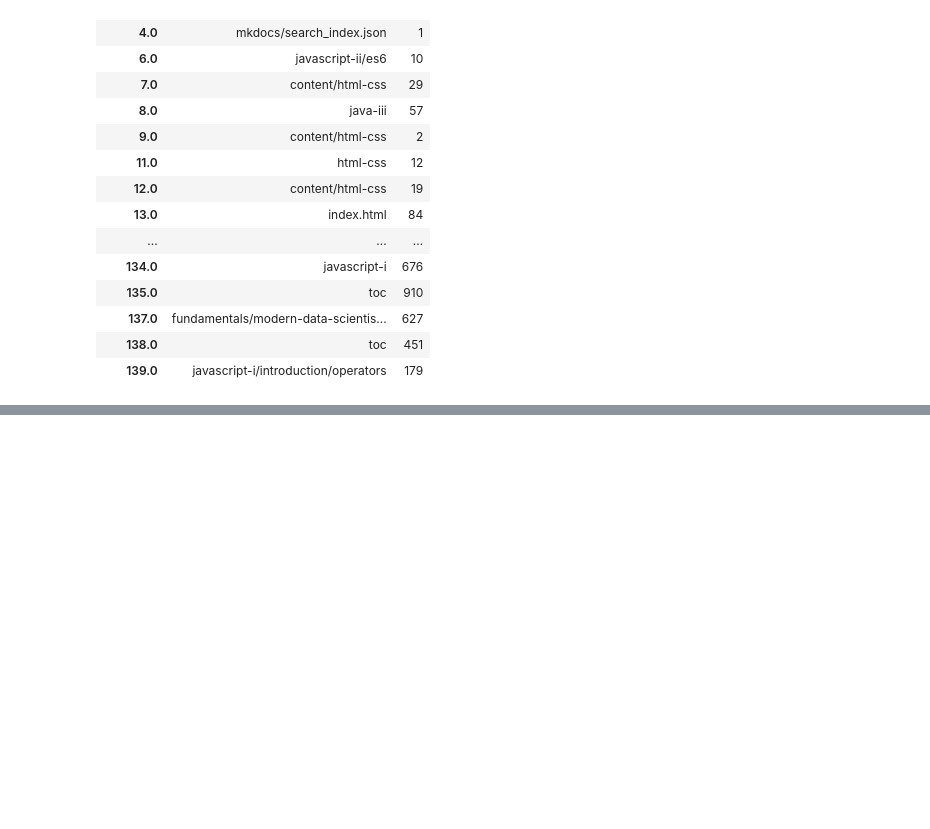
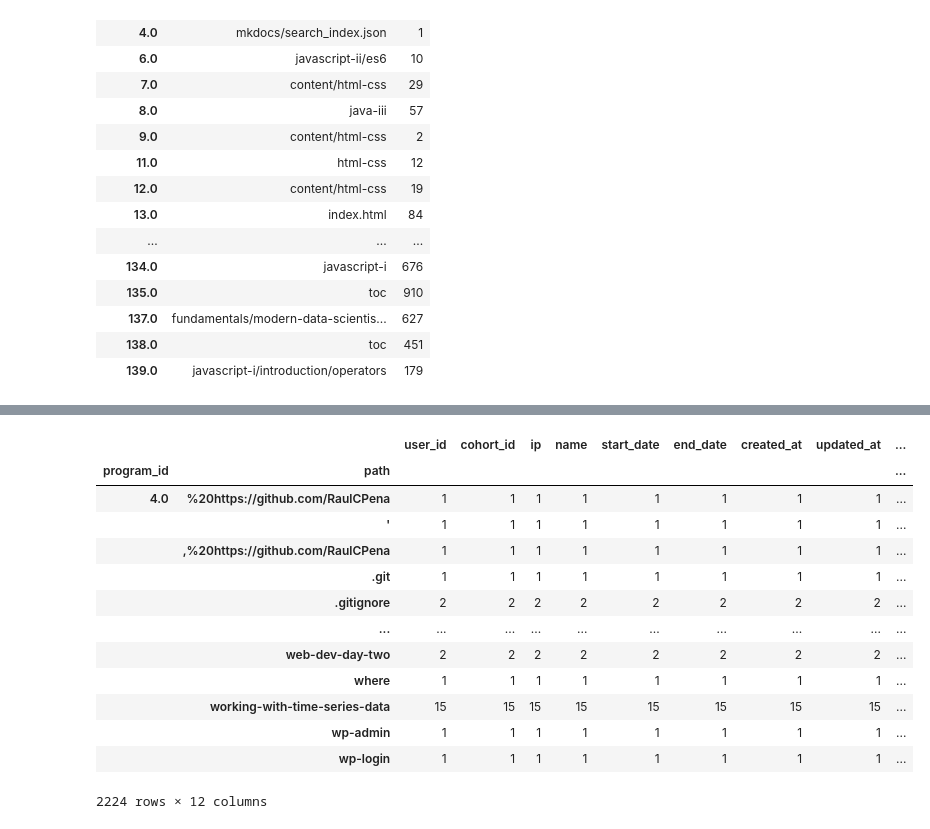
Before and after one commit to Anomaly-Detection-Project/Anomaly_detect-Project, a Jupyter notebook: e_workbook.ipynb, the cells around one changed output, grey strips where cells are left out. Drawn from its saved outputs; the diff is of its cells as text; code cells hidden in the pictures; blank space fills up the shorter version.

```diff
--- a/e_workbook.ipynb
+++ b/e_workbook.ipynb
@@ -145,0 +240,18 @@ new_df
+# %%
+least_df= df.groupby(['program_id', 'path']).agg('count')
+least_df
+# %% [output]
+|  |  | user_id | cohort_id | ip | name | start_date | end_date | created_at | updated_at | ... |
+| program_id | path |  |  |  |  |  |  |  |  | ... |
+| 4.0 | %20https://github.com/RaulCPena | 1 | 1 | 1 | 1 | 1 | 1 | 1 | 1 | ... |
+|  | ' | 1 | 1 | 1 | 1 | 1 | 1 | 1 | 1 | ... |
+|  | ,%20https://github.com/RaulCPena | 1 | 1 | 1 | 1 | 1 | 1 | 1 | 1 | ... |
+|  | .git | 1 | 1 | 1 | 1 | 1 | 1 | 1 | 1 | ... |
+|  | .gitignore | 2 | 2 | 2 | 2 | 2 | 2 | 2 | 2 | ... |
+|  | ... | ... | ... | ... | ... | ... | ... | ... | ... | ... |
+|  | web-dev-day-two | 2 | 2 | 2 | 2 | 2 | 2 | 2 | 2 | ... |
+|  | where | 1 | 1 | 1 | 1 | 1 | 1 | 1 | 1 | ... |
+|  | working-with-time-series-data | 15 | 15 | 15 | 15 | 15 | 15 | 15 | 15 | ... |
+|  | wp-admin | 1 | 1 | 1 | 1 | 1 | 1 | 1 | 1 | ... |
+|  | wp-login | 1 | 1 | 1 | 1 | 1 | 1 | 1 | 1 | ... |
+2224 rows × 12 columns
```
Also changed, not shown: parts of 17 cells of this notebook.
